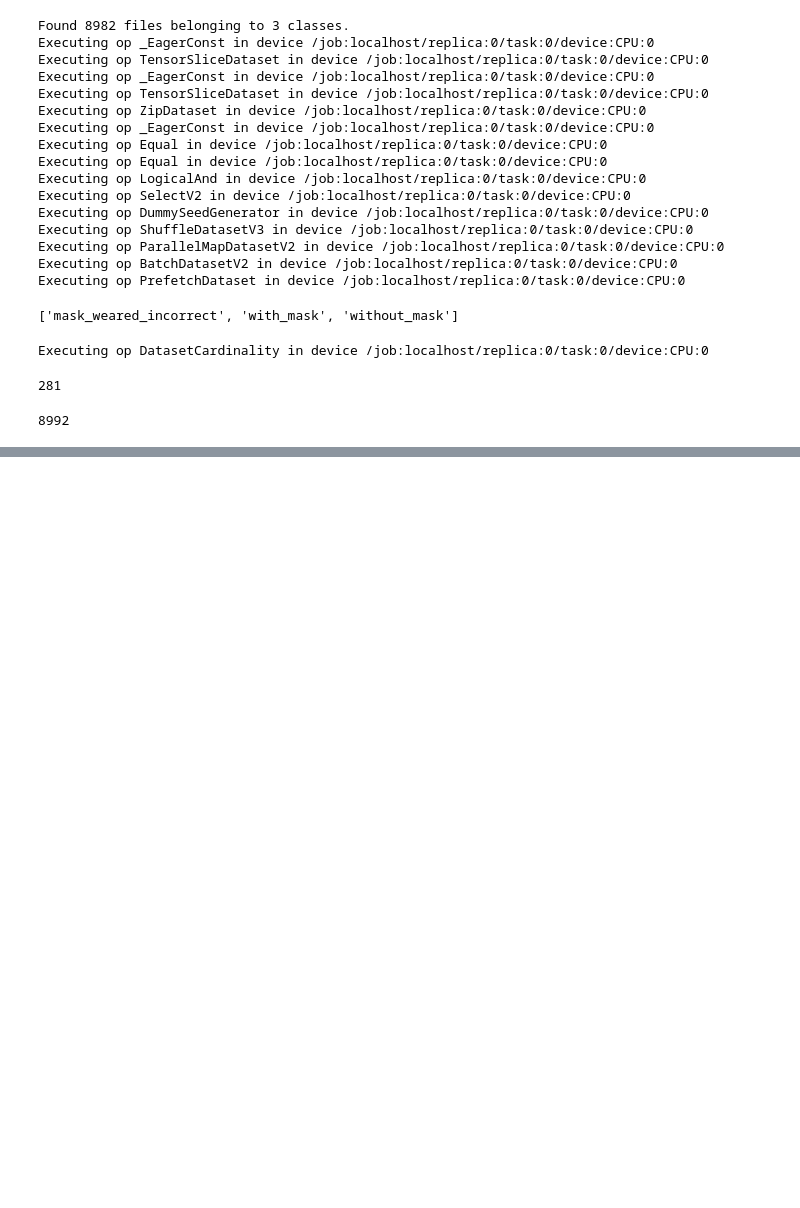
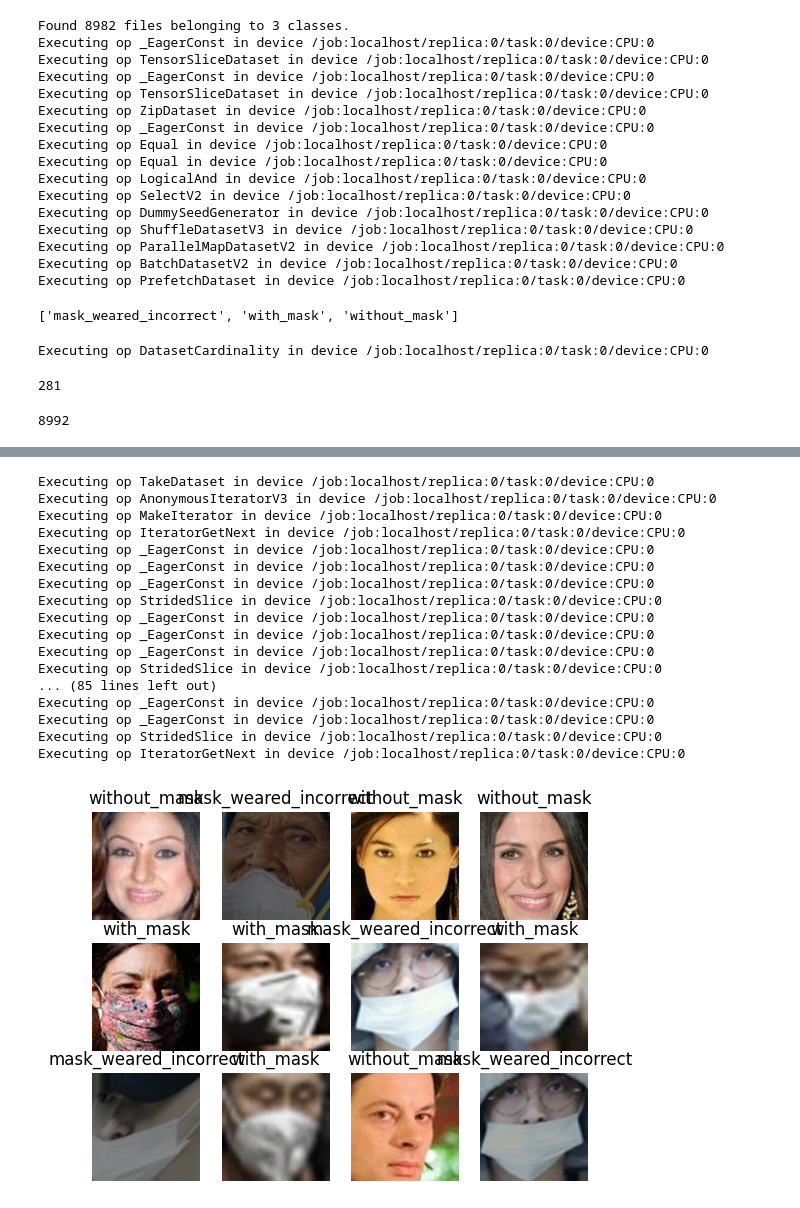
Before and after one commit to baidarnischal/Mask-Wearing-Classification, a Jupyter notebook: training/training.ipynb, the cells around one changed output, grey strips where cells are left out. Cells and saved outputs as stored; diff of their text form; code cells hidden in the pictures; blank space fills up the shorter version.

```diff
--- a/training/training.ipynb
+++ b/training/training.ipynb
@@ -78,0 +103,27 @@ Executing op IteratorGetNext in device /job:localhost/replica:0/task:0/device:CP
+# %%
+plt.figure()
+for image_batch, label_batch in dataset.take(1):
+    for i in range(12):
+        ax= plt.subplot(3,4,i+1)
+        plt.imshow(image_batch[i].numpy().astype("uint8"))
+        plt.title(class_names[label_batch[i]])
+        plt.axis("off")
+# %% [output]
+Executing op TakeDataset in device /job:localhost/replica:0/task:0/device:CPU:0
+Executing op AnonymousIteratorV3 in device /job:localhost/replica:0/task:0/device:CPU:0
+Executing op MakeIterator in device /job:localhost/replica:0/task:0/device:CPU:0
+Executing op IteratorGetNext in device /job:localhost/replica:0/task:0/device:CPU:0
+Executing op _EagerConst in device /job:localhost/replica:0/task:0/device:CPU:0
+Executing op _EagerConst in device /job:localhost/replica:0/task:0/device:CPU:0
+Executing op _EagerConst in device /job:localhost/replica:0/task:0/device:CPU:0
+Executing op StridedSlice in device /job:localhost/replica:0/task:0/device:CPU:0
+Executing op _EagerConst in device /job:localhost/replica:0/task:0/device:CPU:0
+Executing op _EagerConst in device /job:localhost/replica:0/task:0/device:CPU:0
+Executing op _EagerConst in device /job:localhost/replica:0/task:0/device:CPU:0
+Executing op StridedSlice in device /job:localhost/replica:0/task:0/device:CPU:0
+... (85 lines left out)
+Executing op _EagerConst in device /job:localhost/replica:0/task:0/device:CPU:0
+Executing op _EagerConst in device /job:localhost/replica:0/task:0/device:CPU:0
+Executing op StridedSlice in device /job:localhost/replica:0/task:0/device:CPU:0
+Executing op IteratorGetNext in device /job:localhost/replica:0/task:0/device:CPU:0
+[figure, added]
```
Also changed, not shown: parts of 3 cells of this notebook.
